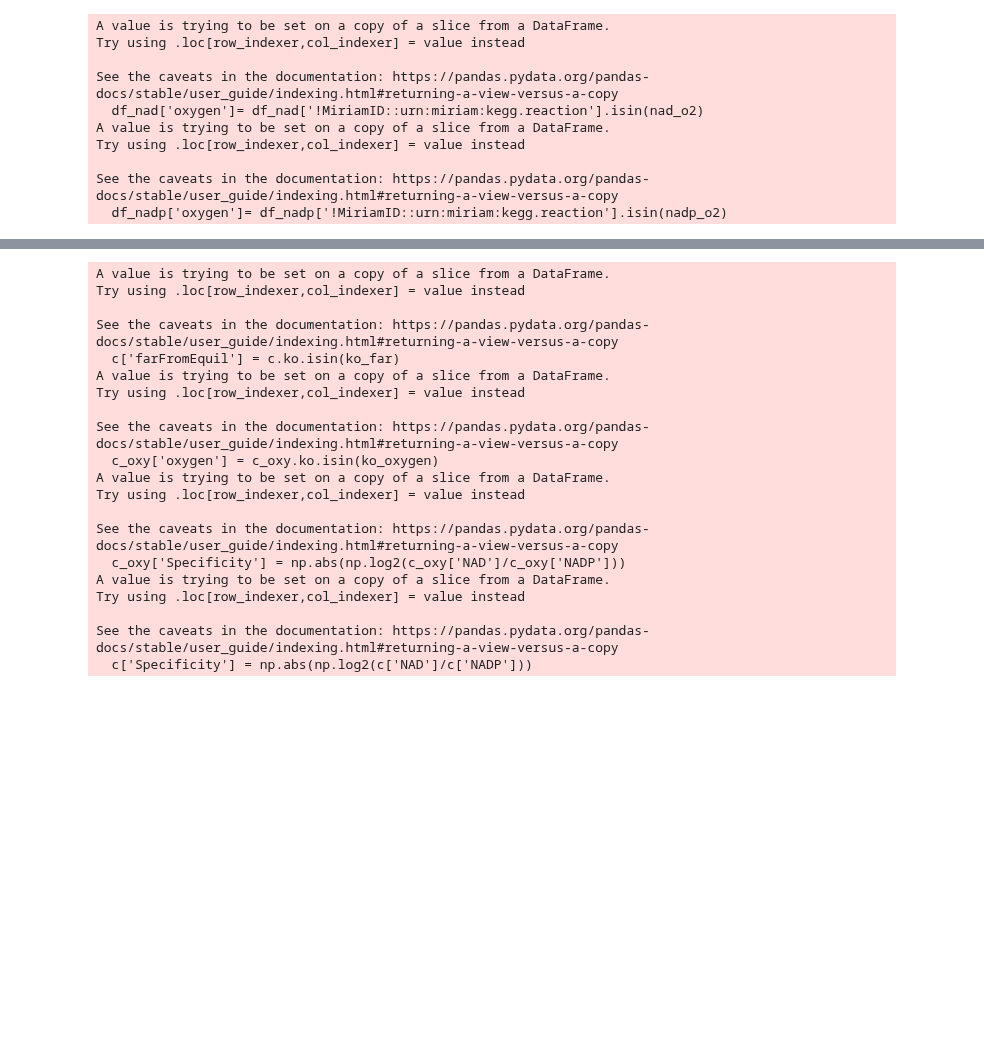
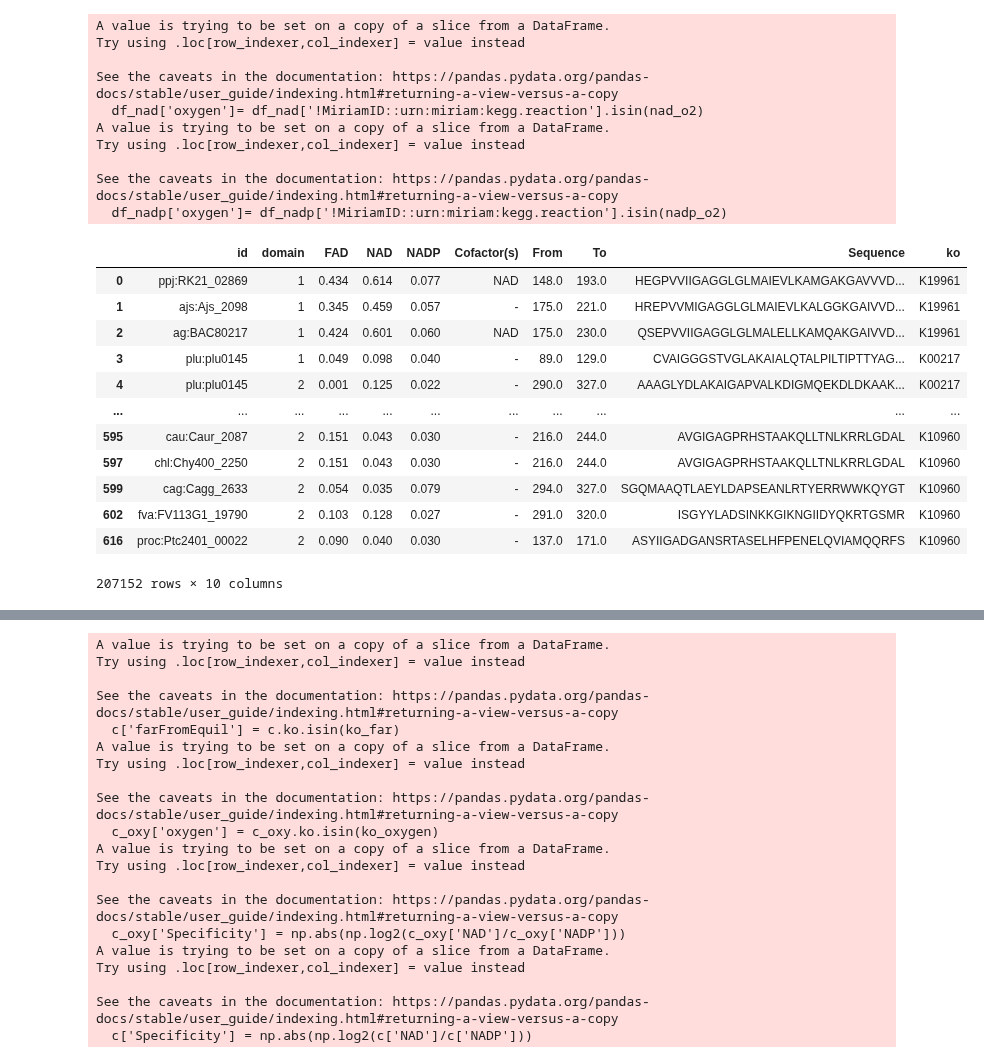
Before and after one commit to jgoldford/coenzymes, a Jupyter notebook: notebooks/kegg_coenzyme_analysis.ipynb, the cells around one changed output, grey strips where cells are left out. Saved outputs shown, nothing was run; the diff lists cells and outputs as text; code cells hidden in the pictures; blank space fills up the shorter version.

```diff
--- a/notebooks/kegg_coenzyme_analysis.ipynb
+++ b/notebooks/kegg_coenzyme_analysis.ipynb
@@ -150,0 +154,16 @@ cofactory = pd.read_csv('../scc/cofactory_oxygen/cofactory.OxygenDependence.Jan2
+# %%
+cofactory[cofactory['FAD']< 0.5]
+# %% [output]
+|  | id | domain | FAD | NAD | NADP | Cofactor(s) | From | To | Sequence | ko |
+| 0 | ppj:RK21_02869 | 1 | 0.434 | 0.614 | 0.077 | NAD | 148.0 | 193.0 | HEGPVVIIGAGGLGLMAIEVLKAMGAKGAVVVD... | K19961 |
+| 1 | ajs:Ajs_2098 | 1 | 0.345 | 0.459 | 0.057 | - | 175.0 | 221.0 | HREPVVMIGAGGLGLMAIEVLKALGGKGAIVVD... | K19961 |
+| 2 | ag:BAC80217 | 1 | 0.424 | 0.601 | 0.060 | NAD | 175.0 | 230.0 | QSEPVVIIGAGGLGLMALELLKAMQAKGAIVVD... | K19961 |
+| 3 | plu:plu0145 | 1 | 0.049 | 0.098 | 0.040 | - | 89.0 | 129.0 | CVAIGGGSTVGLAKAIALQTALPILTIPTTYAG... | K00217 |
+| 4 | plu:plu0145 | 2 | 0.001 | 0.125 | 0.022 | - | 290.0 | 327.0 | AAAGLYDLAKAIGAPVALKDIGMQEKDLDKAAK... | K00217 |
+| ... | ... | ... | ... | ... | ... | ... | ... | ... | ... | ... |
+| 595 | cau:Caur_2087 | 2 | 0.151 | 0.043 | 0.030 | - | 216.0 | 244.0 | AVGIGAGPRHSTAAKQLLTNLKRRLGDAL | K10960 |
+| 597 | chl:Chy400_2250 | 2 | 0.151 | 0.043 | 0.030 | - | 216.0 | 244.0 | AVGIGAGPRHSTAAKQLLTNLKRRLGDAL | K10960 |
+| 599 | cag:Cagg_2633 | 2 | 0.054 | 0.035 | 0.079 | - | 294.0 | 327.0 | SGQMAAQTLAEYLDAPSEANLRTYERRWWKQYGT | K10960 |
+| 602 | fva:FV113G1_19790 | 2 | 0.103 | 0.128 | 0.027 | - | 291.0 | 320.0 | ISGYYLADSINKKGIKNGIIDYQKRTGSMR | K10960 |
+| 616 | proc:Ptc2401_00022 | 2 | 0.090 | 0.040 | 0.030 | - | 137.0 | 171.0 | ASYIIGADGANSRTASELHFPENELQVIAMQQRFS | K10960 |
+207152 rows × 10 columns
```
Also changed, not shown: parts of 23 cells of this notebook, 11 other files.
